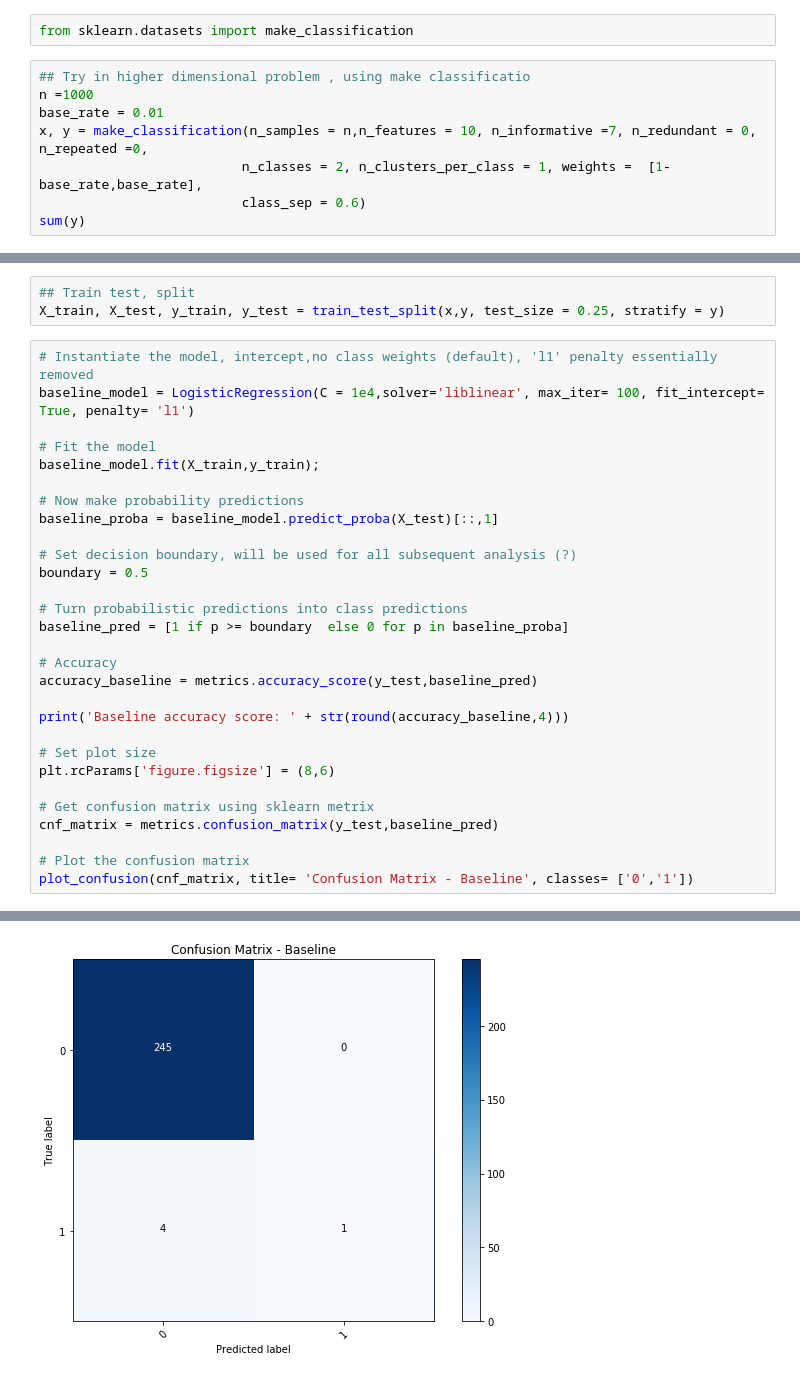
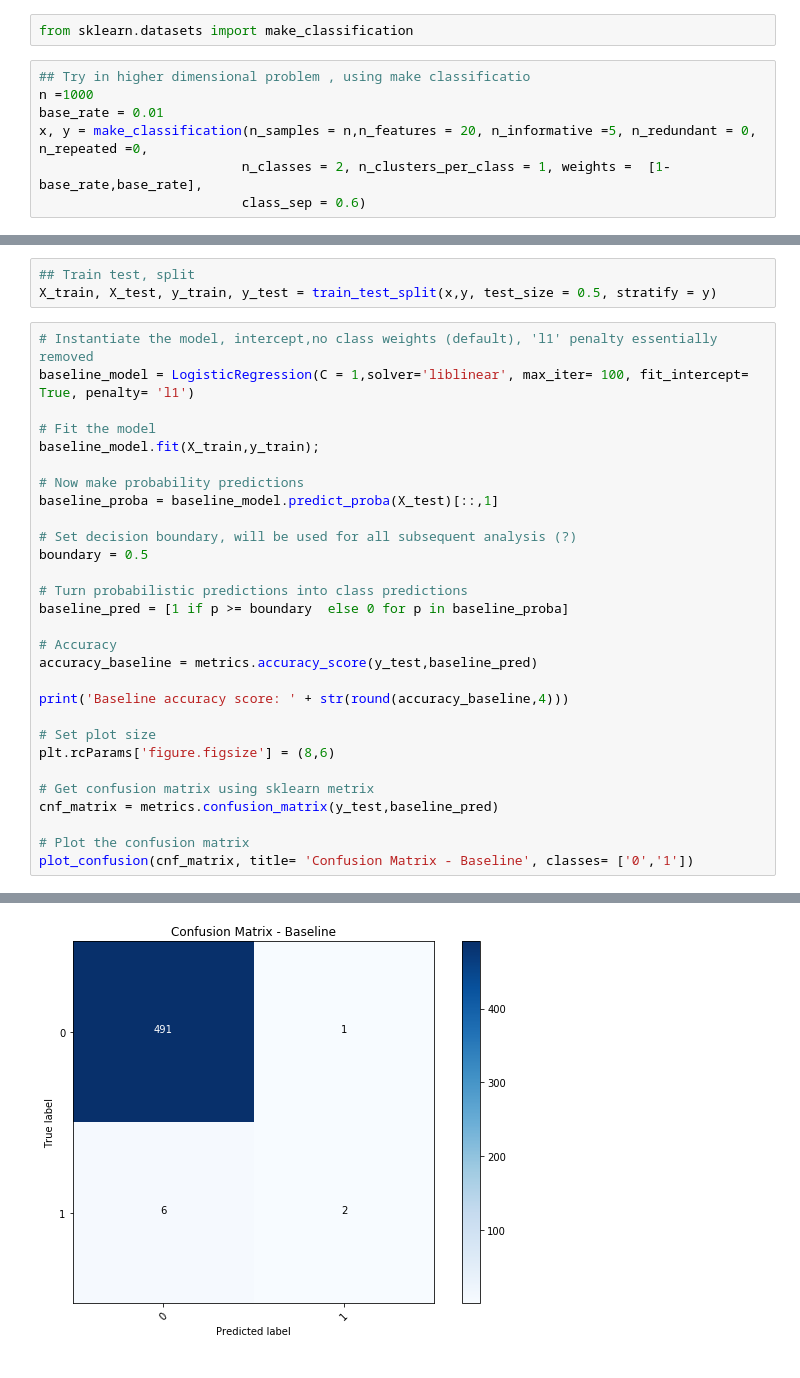
Before and after one commit to fadamDS/201810_Statistical_Modelling, a Jupyter notebook: scripts/20181127_Sampling_Methods_Code.ipynb, the cells around one changed output, grey strips where cells are left out. Cells and saved outputs as stored; diff of their text form.

```diff
--- a/scripts/20181127_Sampling_Methods_Code.ipynb
+++ b/scripts/20181127_Sampling_Methods_Code.ipynb
@@ -333,7 +415,6 @@ from sklearn.datasets import make_classification
 ## Try in higher dimensional problem , using make classificatio
 n =1000
 base_rate = 0.01
-x, y = make_classification(n_samples = n,n_features = 10, n_informative =7, n_redundant = 0, n_repeated =0,
+x, y = make_classification(n_samples = n,n_features = 20, n_informative =5, n_redundant = 0, n_repeated =0,
                           n_classes = 2, n_clusters_per_class = 1, weights =  [1-base_rate,base_rate],
                           class_sep = 0.6)
-sum(y)
@@ -342,9 +421,9 @@ sum(y)
 # %%
 ## Train test, split
-X_train, X_test, y_train, y_test = train_test_split(x,y, test_size = 0.25, stratify = y)
+X_train, X_test, y_train, y_test = train_test_split(x,y, test_size = 0.5, stratify = y)
 # %%
 # Instantiate the model, intercept,no class weights (default), 'l1' penalty essentially removed
-baseline_model = LogisticRegression(C = 1e4,solver='liblinear', max_iter= 100, fit_intercept= True, penalty= 'l1')
+baseline_model = LogisticRegression(C = 1,solver='liblinear', max_iter= 100, fit_intercept= True, penalty= 'l1')
 
 # Fit the model
 baseline_model.fit(X_train,y_train);
@@ -376 +455 @@ Baseline accuracy score: 0.984
-[figure, old version]
+[figure, new version]
```
Also changed, not shown: parts of 26 cells of this notebook.
